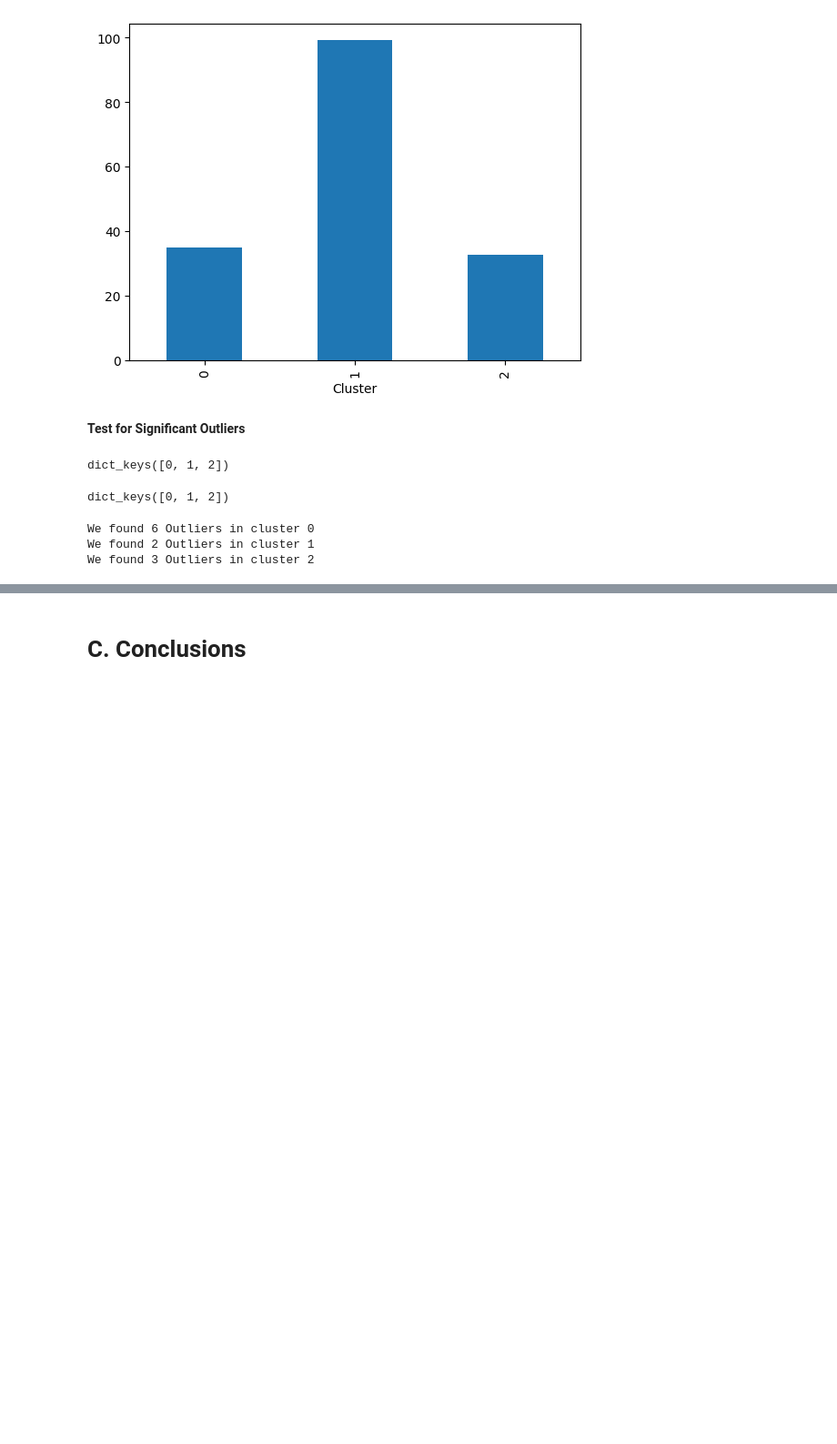
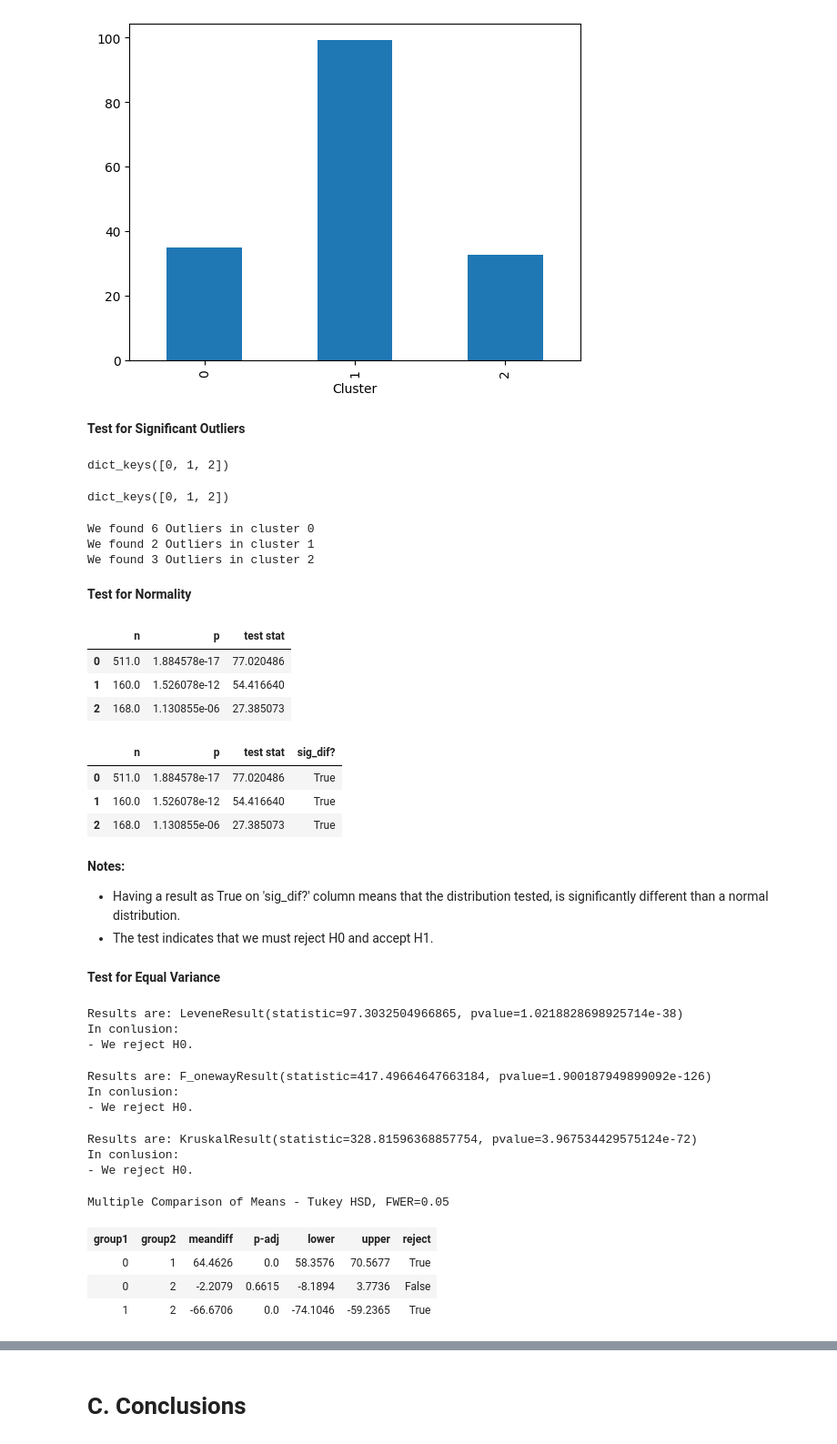
Before and after one commit to edleafvirtual/Project-4-How_to_Market_New_Cards, a Jupyter notebook: Part_B_AB_Testing.ipynb, the cells around one changed output, grey strips where cells are left out. Shown: that part at 91% size. Cells and saved outputs as stored; diff of their text form; code cells hidden in the pictures; blank space fills up the shorter version.

```diff
--- a/Part_B_AB_Testing.ipynb
+++ b/Part_B_AB_Testing.ipynb
@@ -134,3 +138,83 @@ for Cluster, data in groups.items():
 We found 6 Outliers in cluster 0
 We found 2 Outliers in cluster 1
 We found 3 Outliers in cluster 2
+# %% [markdown]
+**Test for Normality**
+# %%
+# Running normal test on each region.
+norm_results = {}
+for i, data in groups.items():
+    stat, p = stats.normaltest(data)
+    norm_results[i] = {'n': len(data), 'p':p, 'test stat':stat,}
+
+norm_results_df = pd.DataFrame(norm_results).T
+norm_results_df
+# %% [output]
+|  | n | p | test stat |
+| 0 | 511.0 | 1.884578e-17 | 77.020486 |
+| 1 | 160.0 | 1.526078e-12 | 54.416640 |
+| 2 | 168.0 | 1.130855e-06 | 27.385073 |
+# %%
+# Checking sig with pandas.
+norm_results_df['sig_dif?'] = norm_results_df['p'] < .05
+norm_results_df
+# %% [output]
+|  | n | p | test stat | sig_dif? |
+| 0 | 511.0 | 1.884578e-17 | 77.020486 | True |
+| 1 | 160.0 | 1.526078e-12 | 54.416640 | True |
+| 2 | 168.0 | 1.130855e-06 | 27.385073 | True |
+# %% [markdown]
+**Notes:**
+- Having a result as True on 'sig_dif?' column means that the distribution tested, is significantly different than a normal distribution.
+- The test indicates that we must reject H0 and accept H1.
+# %% [markdown]
+**Test for Equal Variance**
+# %%
+# Calculating with the * operator.
+levene_results = stats.levene(*groups.values())
+print(f'Results are:', levene_results)
+if levene_results.pvalue <.05:
+    print('\033[1mIn conlusion:\033[0;0m\n- We reject H0.')
+else:
+    print('\033[1mIn conlusion:\033[0;0m\n- We fail to reject H0. Clusters have equal variance.')
+# %% [output]
+Results are: LeveneResult(statistic=97.3032504966865, pvalue=1.0218828698925714e-38)
+In conlusion:
+- We reject H0.
+# %%
+# Now, let's try with One-Way ANOVA.
+anova_result = stats.f_oneway(*groups.values())
+print(f'Results are:', anova_result)
+if anova_result.pvalue <.05:
+    print('\033[1mIn conlusion:\033[0;0m\n- We reject H0.')
+else:
+    print('\033[1mIn conlusion:\033[0;0m\n- We fail to reject H0. Clusters have equal variance.')
+# %% [output]
+Results are: F_onewayResult(statistic=417.49664647663184, pvalue=1.900187949899092e-126)
+In conlusion:
+- We reject H0.
+# %%
+# Now, let's try another alternative method with Kruskal Test.
+kruskal_result = stats.kruskal(*groups.values())
+print(f'Results are:', kruskal_result)
+if kruskal_result.pvalue <.05:
+    print('\033[1mIn conlusion:\033[0;0m\n- We reject H0.')
+else:
+    print('\033[1mIn conlusion:\033[0;0m\n- We fail to reject H0. Clusters have equal variance.')
+# %% [output]
+Results are: KruskalResult(statistic=328.81596368857754, pvalue=3.967534429575124e-72)
+In conlusion:
+- We reject H0.
+# %%
+# Perform Tukey's multiple comparison test and display the summary.
+values = main_df['Income']
+labels = main_df['Cluster']
+
+tukeys_results = pairwise_tukeyhsd(values,labels)
+tukeys_results.summary()
+# %% [output]
+Multiple Comparison of Means - Tukey HSD, FWER=0.05
+| group1 | group2 | meandiff | p-adj | lower | upper | reject |
+| 0 | 1 | 64.4626 | 0.0 | 58.3576 | 70.5677 | True |
+| 0 | 2 | -2.2079 | 0.6615 | -8.1894 | 3.7736 | False |
+| 1 | 2 | -66.6706 | 0.0 | -74.1046 | -59.2365 | True |
```
Also changed, not shown: parts of 24 cells of this notebook.
